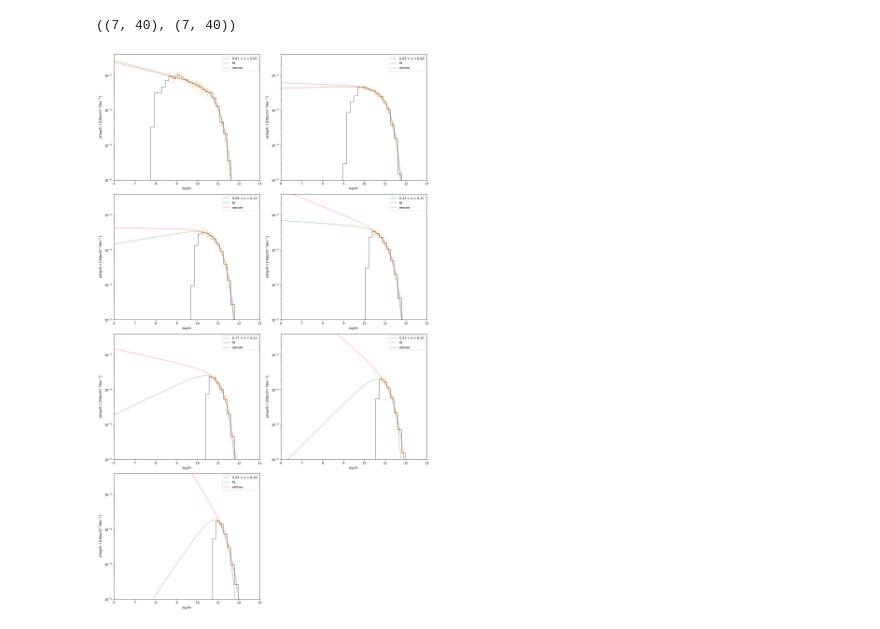
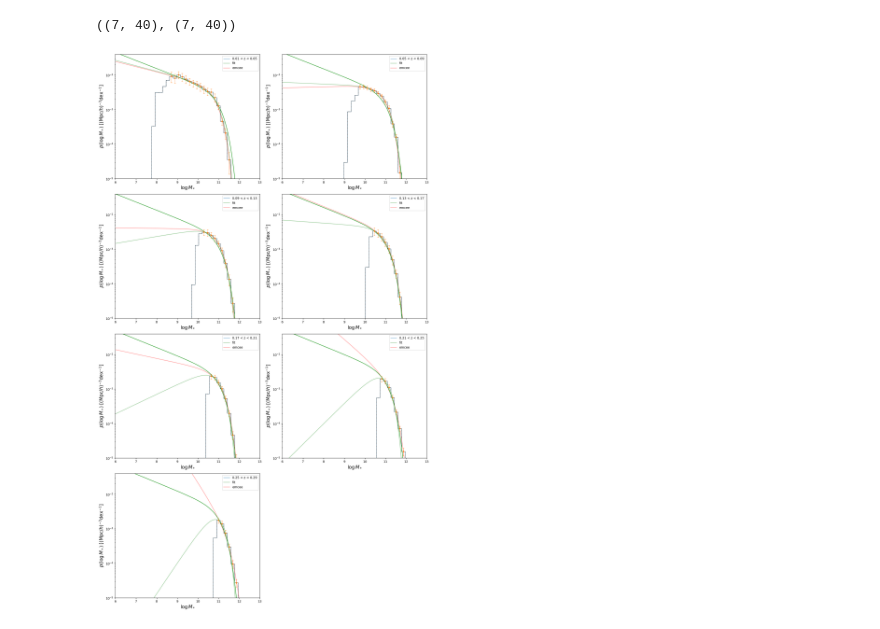
Before and after one commit to fedehope/zSMF, a Jupyter notebook: nb/jackknife.ipynb, the cells around one changed output. Saved outputs shown, nothing was run; the diff lists cells and outputs as text; code cells hidden in the pictures.

```diff
--- a/nb/jackknife.ipynb
+++ b/nb/jackknife.ipynb
@@ -88,7 +88,7 @@ def plot_zschechter_single(x, z0, norm, best_params, **plot_params):
     plt.ylabel(r'$p(\log M_*)$ [$({\rm Mpc}/h)^{-3}{\rm dex}^{-1}$]', fontsize=15)
 
 
-def normalisation_single(z0, zmin, zmax, x, z, best_params):
+def normalisation_single(z0, zmin, zmax, x_median_bgs, z_bgs, best_params):
     a0, a1, a2, a3 = best_params
     # v_zmin = Planck13.comoving_volume(zmin).value # (Mpc/h)^3
     # v_zmax = Planck13.comoving_volume(zmax).value # (Mpc/h)^3
@@ -215,14 +215,14 @@ def posterior(theta, x, y, yerr):
 
 def run_emcee(x, y, yerr, ex, guess, sampler_list, flat_samples_list):
 
-    pos = guess + 1e-4 * np.random.randn(32, 3)
+    pos = guess + 1e-4 * np.random.randn(50, 3)
     nwalkers, ndim = pos.shape
 
     sampler = emcee.EnsembleSampler(
         nwalkers, ndim, posterior, args=(x[ex:], y[ex:], yerr[ex:])
     )
-    sampler.run_mcmc(pos, 5000, progress=True);
-    flat_samples = sampler.get_chain(discard=100, thin=15, flat=True)
+    sampler.run_mcmc(pos, 600, progress=True);
+    flat_samples = sampler.get_chain(discard=230, thin=15, flat=True)
 
     sampler_list.append(sampler)
     flat_samples_list.append(flat_samples)
@@ -241,33 +241,39 @@ logPhi_p = -2.523920246269251
 # %%
 exclude = np.array([5,4,3,2,1,1,1])
 x_lin = np.linspace(6, 14, 100)
 fit_par = []
 sampler_list = []
 flat_samples_list = []
 mid_bin = []
 
 plt.figure(figsize=(15,25))
 for p, zmin, zmax, z0, h, sig_jack, ex in zip(range(0,7),zmins, zmaxs, (zmaxs+zmins)/2, h_tot, sig_jack_tot, exclude):
     bin_centers = (bin_edges[:-1] + bin_edges[1:])/2
     bin_centers = bin_centers[h > 0]
     mid_bin.append(bin_centers)
 
     plt.subplot(4, 2, p+1)
     Plotter.plot_vmax_hist(h, b, h, b, **{'label':f'{round(zmin,2)} < z < {round(zmax,2)}'})
     plt.errorbar(bin_centers[ex:], h[h>0][ex:], yerr=sig_jack[h>0][ex:], fmt='o', capsize=2, markersize=3.5, elinewidth=0.5)
 
     popt, _ = curve_fit(fit_schechter, bin_centers[ex:], h[h>0][ex:], p0=[a0 + a1 * z0, a2 + a3 * z0, logPhi_p], maxfev=5000)
     logM, alpha1, logPhi = popt
 
     emcee_par = run_emcee(bin_centers, h[h>0], sig_jack[h>0], ex, popt, sampler_list, flat_samples_list)
 
     plt.plot(x_lin, fit_schechter(x_lin, logM, alpha1, logPhi), color='green', alpha=0.4, label = 'fit')
     plt.plot(x_lin, fit_schechter(x_lin, emcee_par[0], emcee_par[1], emcee_par[2]), color='red', alpha=0.4, label = 'emcee')
     fit_par.append(popt)
+
+    z, x, x_median, w_spec, vmax = bgs.select_galaxies(zmin, zmax)
+    n = normalisation_single(z0, zmin, zmax, x_median, z, best_params)
+
+    plot_zschechter_single(x_lin, z0, n, best_params)
+
     plt.legend(loc='upper right')
 plt.tight_layout()
 # %% [output]
-[figure, old version]
+[figure, new version]
 # %%
 fig, axes = plt.subplots(3, figsize=(10, 7), sharex=True)
 samples = sampler_list[0].get_chain()
```
Also changed, not shown: parts of 21 cells of this notebook.
